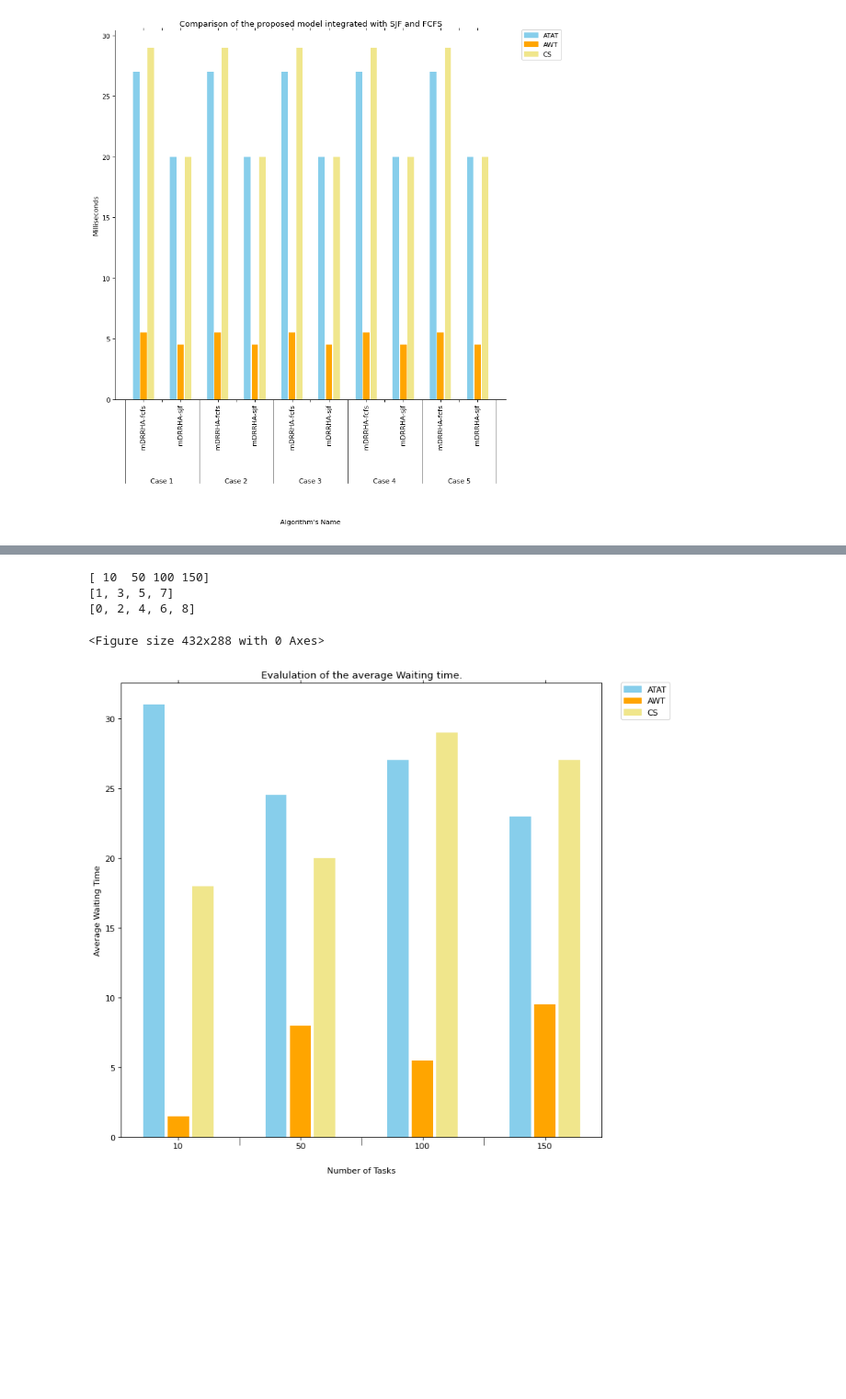
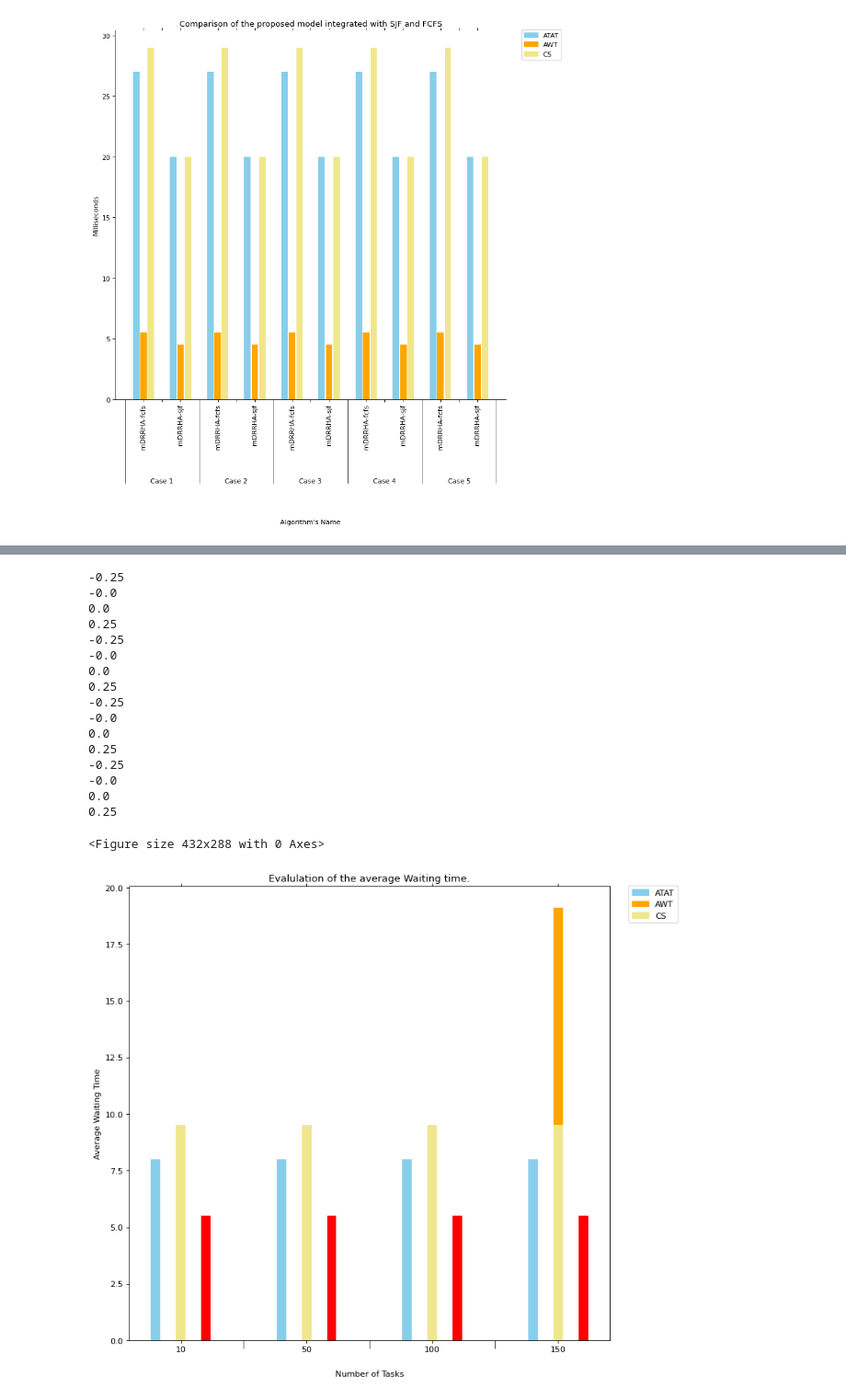
Before and after one commit to Bhaikko/mdrrha, a Jupyter notebook: src/graph_handler.ipynb, the cells around one changed output, grey strips where cells are left out. Shown at 92% size. Drawn from its saved outputs; the diff is of its cells as text; code cells hidden in the pictures; blank space fills up the shorter version.

Commit message:
Bars initial to Average waiting time graph

```diff
--- a/src/graph_handler.ipynb
+++ b/src/graph_handler.ipynb
@@ -205,7 +205,6 @@ X = dataset['#cases'].unique()
 X_labels = []
 X_axis = []
 X_axis_lines = [0]
-X_axis_bars = []
 
 current_case_index = 1
 push_empty = False
@@ -214,16 +213,15 @@ counter = 1
 for i in range(len(X)):
     X_labels = np.append(X_labels, X[i])
     X_axis.append(counter)
-    X_axis_bars.append(counter)
     counter += 1
 
     X_axis_lines.append(counter)
     counter += 1
 
 X_labels = X_labels.astype(int)
-print(X_labels)
-print(X_axis)
-print(X_axis_lines)
+# print(X_labels)
+# print(X_axis)
+# print(X_axis_lines)
 
 ax.set_xticks(X_axis)
 ax.set_xticks(X_axis_lines, minor = True)
@@ -236,68 +234,77 @@ line_height = 10
 ax.tick_params( axis='x', which='minor', direction='out', length=line_height )
 ax.tick_params( axis='x', which='major', bottom='off', top='off' )
 
-bar_width = 0.35
-padding_betweenbars = 0.05
 
 avgTAT_color = 'skyblue'
 avgWT_color = 'orange'
 nCS_color = 'khaki'
+
+colors = [
+    'skyblue',  # DRRHA
+    'orange',   # SJF
+    'khaki',    # RR
+    'red'       # MDRRHA
+]
+
+bar_width = 0.15
+paddings = [-0.25, -0.0, 0.0, 0.25]
 
 # ax.spines['top'].set_visible(False)
 # ax.spines['right'].set_visible(False)
 # ax.spines['bottom'].set_visible(False)
 # ax.spines['left'].set_visible(False)
 
 # Plotting Bars
-current_bar_index = 0
-for index, x_axis in enumerate(X_axis_bars):
-    ax.bar(
-        x_axis - bar_width - padding_betweenbars,
-        dataset['avgTAT'][current_bar_index],
-        bar_width,
-        label = 'ATAT',
-        color = avgTAT_color
-    )
+current_value_index = 0
+num_algos = len(dataset['name'].unique())
+average_WT_values = dataset['avgWT'].to_numpy()
 
-    ax.bar(
-        x_axis,
-        dataset['avgWT'][current_bar_index],
-        bar_width,
-        label = 'AWT',
-        color = avgWT_color
-    )
+for index, x_axis in enumerate(X_axis):
+    for i in range(0, num_algos):
+        print(paddings[i])
+        ax.bar(
+            x_axis + np.sign(paddings[i]) * bar_width + paddings[i],
+            average_WT_values[current_value_index],
+            bar_width,
+            color = colors[i]
+        )
 
-    ax.bar(
-        x_axis + bar_width + padding_betweenbars,
-        dataset['nCS'][current_bar_index],
-        bar_width,
-        label = 'CS',
-        color = nCS_color
-    )
-
-    current_bar_index += 1
+        current_value_index += 1
 
 # Configuring Legend
 legend_elements = [
     Patch(facecolor=avgTAT_color, edgecolor=avgTAT_color, label='ATAT'),
     Patch(facecolor=avgWT_color, edgecolor=avgWT_color, label='AWT'),
     Patch(facecolor=nCS_color, edgecolor=nCS_color, label='CS')
 ]
 
 ax.legend(
     handles = legend_elements,
     loc = 'upper right',
     bbox_to_anchor=(1.15, 1.01)
 )
 
 plt.xlabel('Number of Tasks', labelpad = 20)
 plt.ylabel('Average Waiting Time')
 plt.title('Evalulation of the average Waiting time.')
 # plt.legend()
 plt.show()
 # %% [output]
-[ 10  50 100 150]
-[1, 3, 5, 7]
-[0, 2, 4, 6, 8]
+-0.25
+-0.0
+0.0
+0.25
+-0.25
+-0.0
+0.0
+0.25
+-0.25
+-0.0
+0.0
+0.25
+-0.25
+-0.0
+0.0
+0.25
 <Figure size 432x288 with 0 Axes>
-[figure, old version]
+[figure, new version]
```
